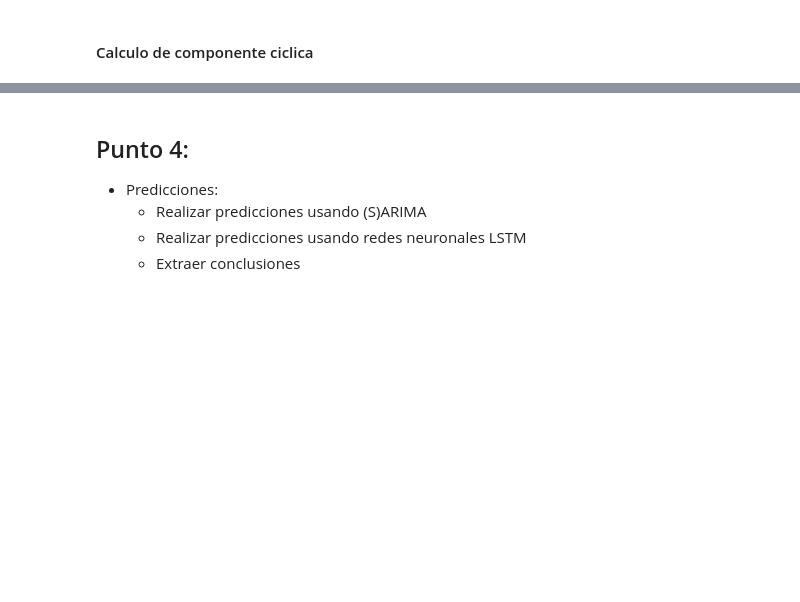
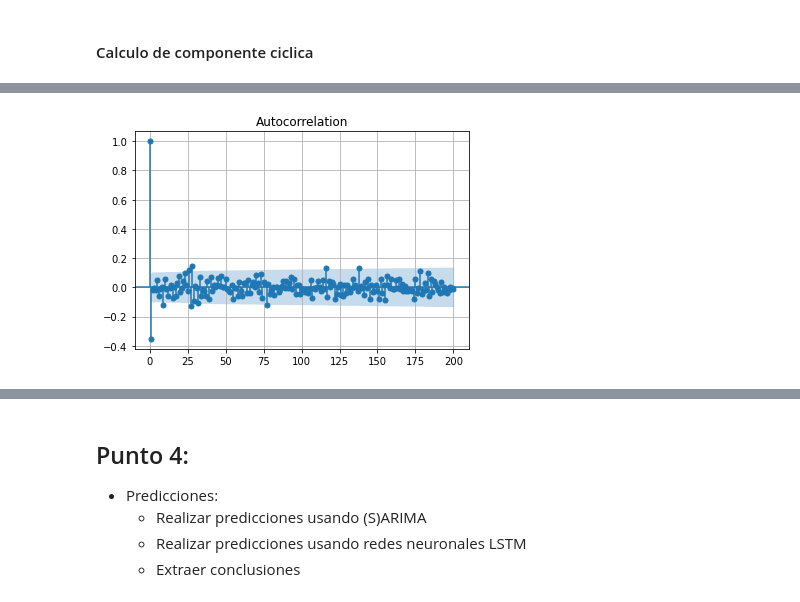
Before and after one commit to AguAcerbo/Carrera-de-Especializacion-en-IA, a Jupyter notebook: B5-Time_Series_Analysis/Trabajo Final TSA/Trabajo Final TSA.ipynb, the cells around one changed output, grey strips where cells are left out. Drawn from its saved outputs; the diff is of its cells as text; code cells hidden in the pictures; blank space fills up the shorter version.

```diff
--- a/B5-Time_Series_Analysis/Trabajo Final TSA/Trabajo Final TSA.ipynb
+++ b/B5-Time_Series_Analysis/Trabajo Final TSA/Trabajo Final TSA.ipynb
@@ -525,0 +378,6 @@ max      0.204360
+# %%
+plot_acf(evi_diff1, lags=200)
+plt.grid(True)
+plt.show()
+# %% [output]
+[figure, added]
```
Also changed, not shown: parts of 61 cells of this notebook.
